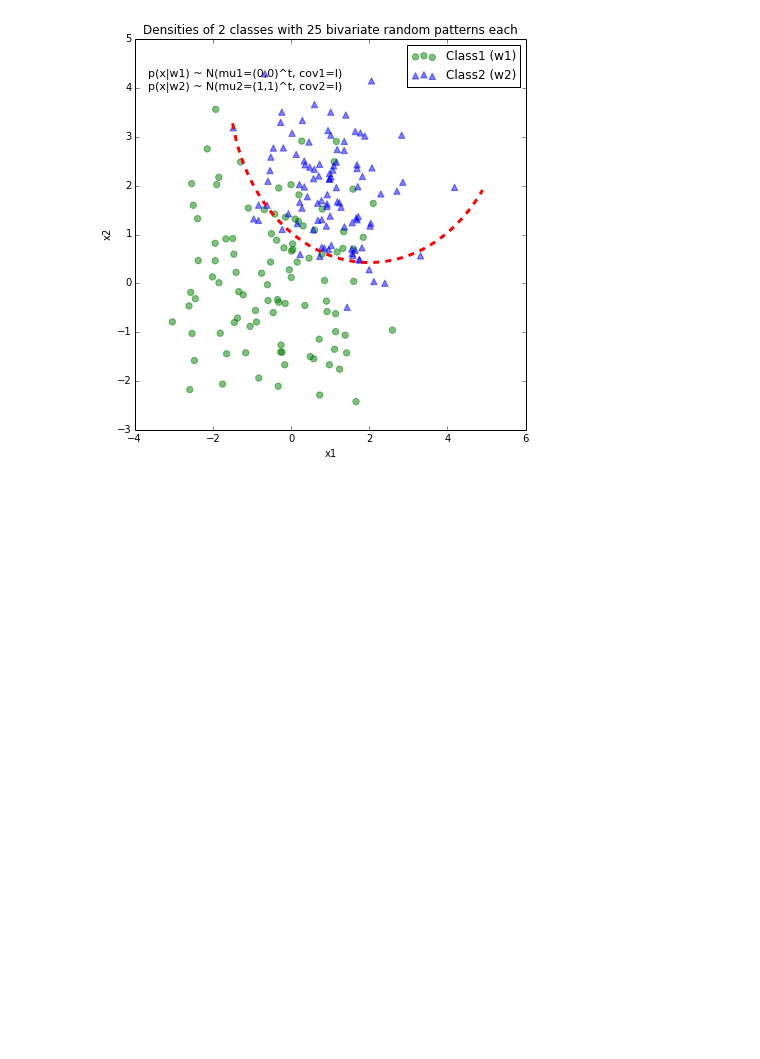
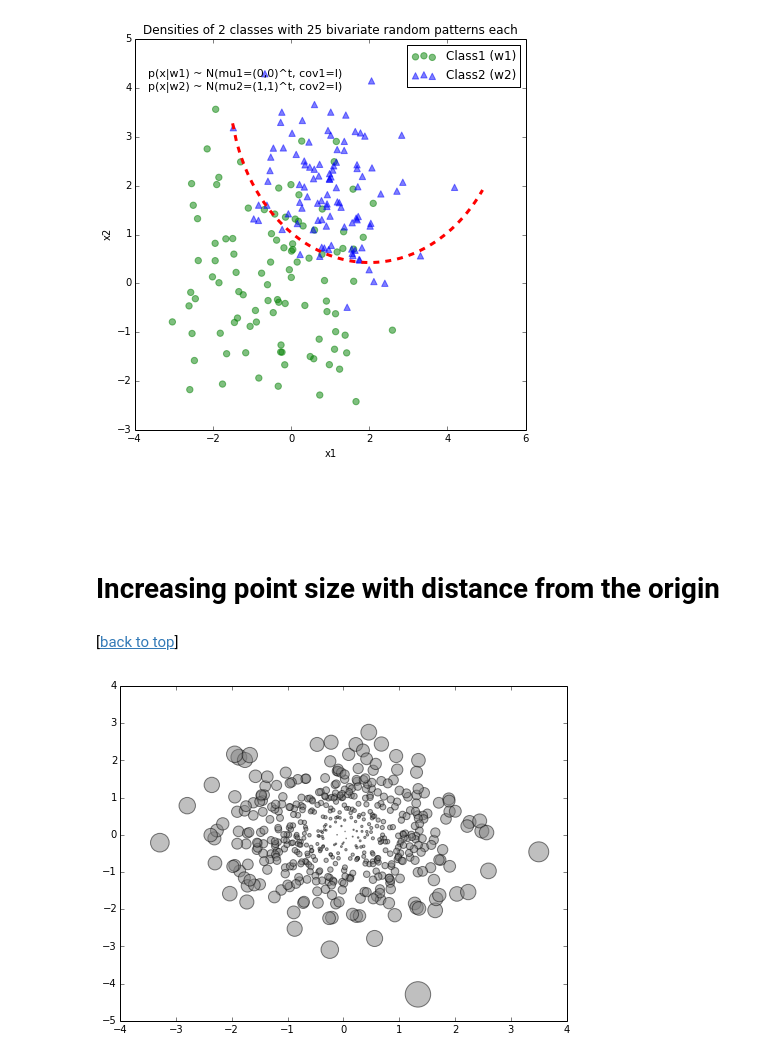
Before and after one commit to rasbt/matplotlib-gallery, a Jupyter notebook: ipynb/scatterplots.ipynb, the cells around one changed output. Cells and saved outputs as stored; diff of their text form; code cells hidden in the pictures; blank space fills up the shorter version.

```diff
--- a/ipynb/scatterplots.ipynb
+++ b/ipynb/scatterplots.ipynb
@@ -115,3 +116,34 @@ x_1 = np.arange(0, 100, 0.05)
 plt.show()
 # %% [output]
 [figure]
+# %% [markdown]
+<br>
+<br>
+# %% [markdown]
+# Increasing point size with distance from the origin
+# %% [markdown]
+[[back to top](#Sections)]
+# %%
+import numpy as np
+import matplotlib.pyplot as plt
+
+fig = plt.figure(figsize=(8,6))
+
+# Generating a Gaussion dataset:
+# creating random vectors from the multivariate normal distribution
+# given mean and covariance
+mu_vec1 = np.array([0,0])
+cov_mat1 = np.array([[1,0],[0,1]])
+X = np.random.multivariate_normal(mu_vec1, cov_mat1, 500)
+
+R = X**2
+R_sum = R.sum(axis=1)
+plt.scatter(X[:, 0], X[:, 1],
+            color='gray',
+            marker='o',
+            s=32. * R_sum,
+            edgecolor='black',
+            alpha=0.5)
+plt.show()
+# %% [output]
+[figure, added]
```
Also changed, not shown: parts of 2 cells of this notebook, 3 other files.
